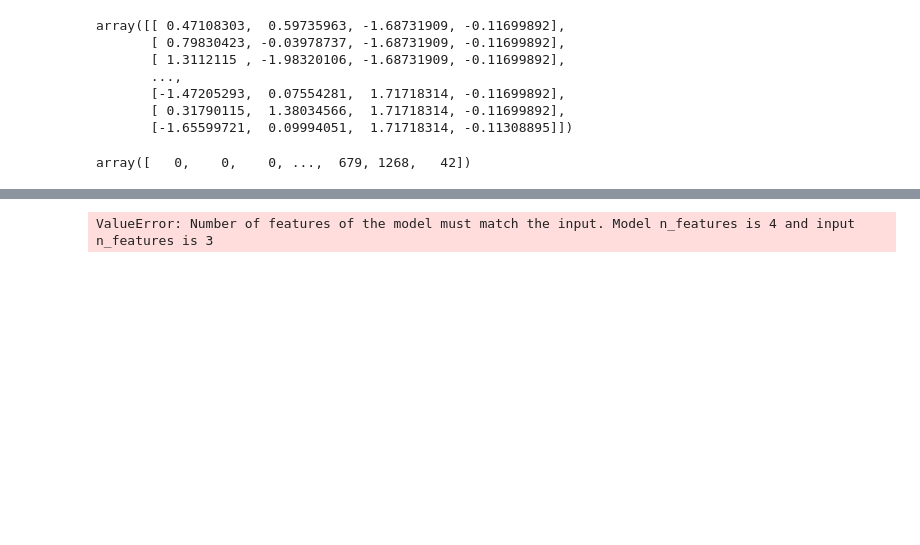
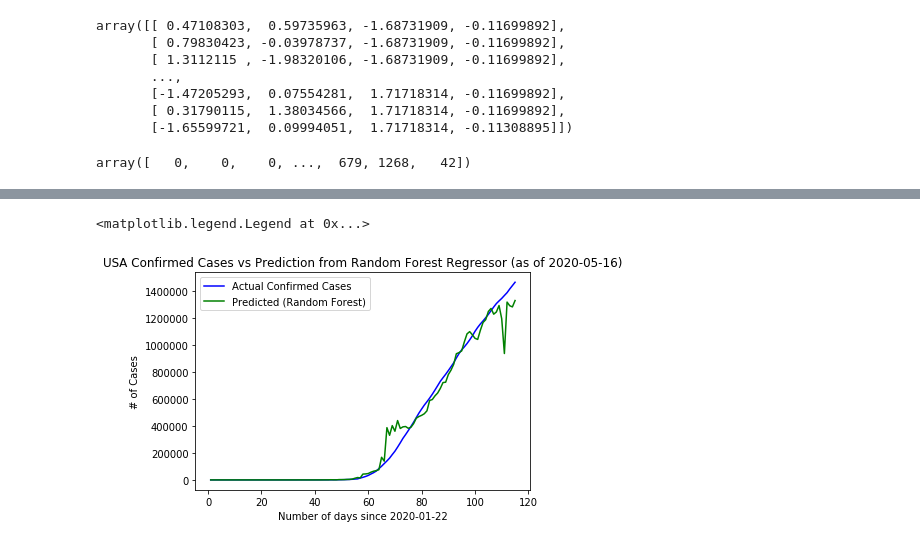
Before and after one commit to EduRibeiro00/CovidForecast-feup-iart, a Jupyter notebook: proj2/covid_analysis_rf.ipynb, the cells around one changed output, grey strips where cells are left out. Saved outputs shown, nothing was run; the diff lists cells and outputs as text; code cells hidden in the pictures; blank space fills up the shorter version.

```diff
--- a/proj2/covid_analysis_rf.ipynb
+++ b/proj2/covid_analysis_rf.ipynb
@@ -745,17 +745,18 @@ Text(0.5, 1.0, 'Average score: 0.12529101038460394')
 # %%
-usa_df = df.loc[df["Country/Region"] == "US"]
-usa_inputs = usa_df[["Lat_norm", "Long_norm", "Num_days_from_begin_norm"]].values
+usa_df = new_df.loc[df["Country/Region"] == "US"]
+usa_inputs = usa_df[["Lat_norm", "Long_norm", "Num_days_from_begin_norm", "Confirmed_inc_day_before_norm"]].values
 usa_outputs = usa_df["Confirmed"].values
-days_list = df["Num_days_from_begin"].unique()
+days_list = new_df["Num_days_from_begin"].unique()
 usa_pred_output = rf_estimator.predict(usa_inputs)
 
 first_day = df["Date"].min()
 last_day = df["Date"].max()
 plt.plot(days_list, usa_outputs, color='blue', label="Actual Confirmed Cases")
 plt.plot(days_list, usa_pred_output, color='green', label="Predicted (Random Forest)")
 plt.xlabel("Number of days since {}".format(first_day))
 plt.ylabel("# of Cases")
 plt.title("USA Confirmed Cases vs Prediction from Random Forest Regressor (as of {})".format(last_day))
 plt.legend()
 # %% [output]
-ValueError: Number of features of the model must match the input. Model n_features is 4 and input n_features is 3
+<matplotlib.legend.Legend at 0x...>
+[figure, added]
```
Also changed, not shown: parts of 6 cells of this notebook.
